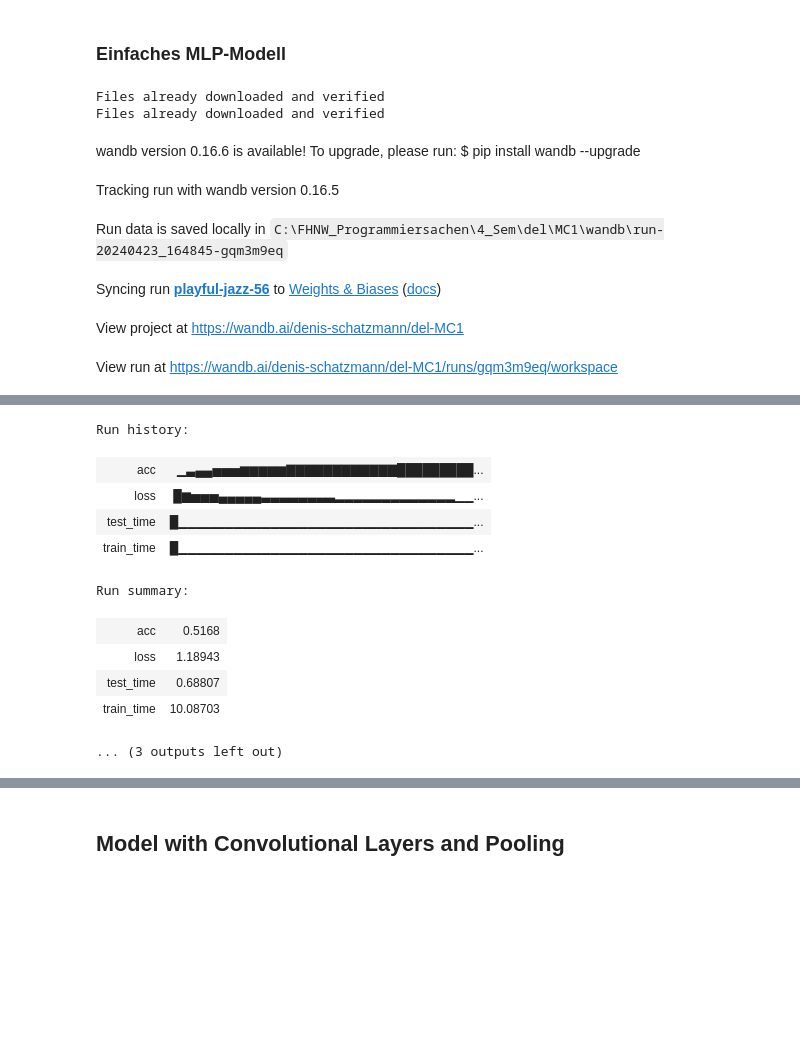
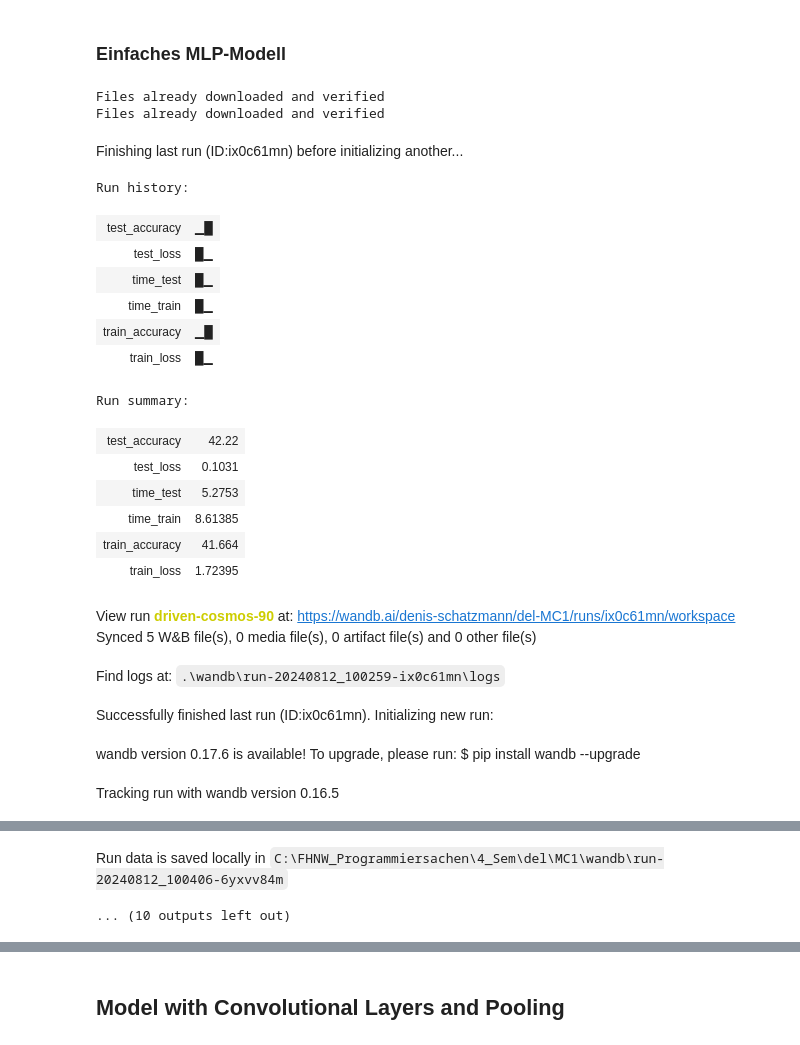
Before and after one commit to staldenhoefler/del, a Jupyter notebook: MC1/MC1.ipynb, the cells around one changed output, grey strips where cells are left out. Cells and saved outputs as stored; diff of their text form; code cells hidden in the pictures; blank space fills up the shorter version.

```diff
--- a/MC1/MC1.ipynb
+++ b/MC1/MC1.ipynb
@@ -354,40 +223,73 @@ Run summary:
 # %% [markdown]
 ### Einfaches MLP-Modell
 # %%
-import torch.nn as nn
-import torch.nn.functional as F
-import torch.optim as optim
+from HelperClasses.HelperClasses import HelperClass
+from HelperClasses import HelperClasses as hp
 
 class BaseModel(nn.Module):
     def __init__(self):
         super(BaseModel, self).__init__()
-        self.fc1 = nn.Linear(3072, 120)
-        self.fc2 = nn.Linear(120, 10)
+        self.fc1 = nn.Linear(3072, 720)
+        self.fc2 = nn.Linear(720, 120)
+        self.fc3 = nn.Linear(120, 10)
 
     def forward(self, x):
-        x = torch.flatten(x, 1) # flatten all dimensions except batch
+        x = torch.flatten(x, 1)  # flatten all dimensions except batch
         x = F.relu(self.fc1(x))
-        x = self.fc2(x)
+        x = F.relu(self.fc2(x))
+        x = self.fc3(x)
         return x
 
+
 batch_size = 16
-learning_rate = 0.001
-epochs = 100
+learning_rate = 0.01
+epochs = 50
 
 # Loss function
 criterion = nn.CrossEntropyLoss()
 
 # Optimizer
-baseModel = BaseModel().to(device)
+baseModel = BaseModel()
 optimizer = optim.SGD(baseModel.parameters(), lr=learning_rate)
 
-model = run_model(baseModel, criterion, optimizer, batch_size, epochs, "MLP", 2)
+model_class = HelperClass(baseModel, criterion, optimizer, device)
+
+train_loader, test_loader = hp.prepare_data(batch_size)
+
+dict = {
+            "dataset": "CIFAR-10",
+            "epochs": epochs,
+            "linear_layers": 3,
+            "learning_rate": learning_rate,
+            "architecture": "MLP",
+            "batch_size": batch_size,
+            "conv_layers": 0,
+        }
+
+hp.wandb_login(dict)
+
+trained_model = model_class.train(train_loader, test_loader, epochs)
 # %% [output]
 Files already downloaded and verified
 Files already downloaded and verified
-wandb version 0.16.6 is available! To upgrade, please run: $ pip install wandb --upgrade
+Finishing last run (ID:ix0c61mn) before initializing another...
+Run history:
+| test_accuracy | ▁█ |
+| test_loss | █▁ |
+| time_test | █▁ |
+| time_train | █▁ |
+| train_accuracy | ▁█ |
+| train_loss | █▁ |
+Run summary:
+| test_accuracy | 42.22 |
+| test_loss | 0.1031 |
+| time_test | 5.2753 |
+| time_train | 8.61385 |
+| train_accuracy | 41.664 |
+| train_loss | 1.72395 |
-Tracking run with wandb version 0.16.5
+View run driven-cosmos-90 at: https://wandb.ai/denis-schatzmann/del-MC1/runs/ix0c61mn/workspace
+Synced 5 W&B file(s), 0 media file(s), 0 artifact file(s) and 0 other file(s)
-Run data is saved locally in C:\FHNW_Programmiersachen\4_Sem\del\MC1\wandb\run-20240423_164845-gqm3m9eq
+Find logs at: .\wandb\run-20240812_100259-ix0c61mn\logs
-Syncing run playful-jazz-56 to Weights & Biases (docs)
+Successfully finished last run (ID:ix0c61mn). Initializing new run:
-View project at https://wandb.ai/denis-schatzmann/del-MC1
+wandb version 0.17.6 is available! To upgrade, please run: $ pip install wandb --upgrade
-View run at https://wandb.ai/denis-schatzmann/del-MC1/runs/gqm3m9eq/workspace
+Tracking run with wandb version 0.16.5
@@ -411,11 +296,2 @@ View run at https://wandb.ai/denis-schatzmann/del-MC1/runs/gqm3m9eq/workspace
-Run history:
-| acc | ▁▃▄▄▅▅▅▆▆▆▆▆▇▇▇▇▇▇▇▇▇▇▇▇█████████... |
-| loss | █▆▅▅▅▄▄▄▄▄▃▃▃▃▃▃▃▃▂▂▂▂▂▂▂▂▂▂▂▂▂▁▁... |
-| test_time | █▁▁▁▁▁▁▁▁▁▁▁▁▁▁▁▁▁▁▁▁▁▁▁▁▁▁▁▁▁▁▁▁... |
-| train_time | █▁▁▁▁▁▁▁▁▁▁▁▁▁▁▁▁▁▁▁▁▁▁▁▁▁▁▁▁▁▁▁▁... |
+Run data is saved locally in C:\FHNW_Programmiersachen\4_Sem\del\MC1\wandb\run-20240812_100406-6yxvv84m
-Run summary:
+... (10 outputs left out)
-| acc | 0.5168 |
-| loss | 1.18943 |
-| test_time | 0.68807 |
-| train_time | 10.08703 |
-... (3 outputs left out)
```
Also changed, not shown: parts of 28 cells of this notebook, 1 other file.
